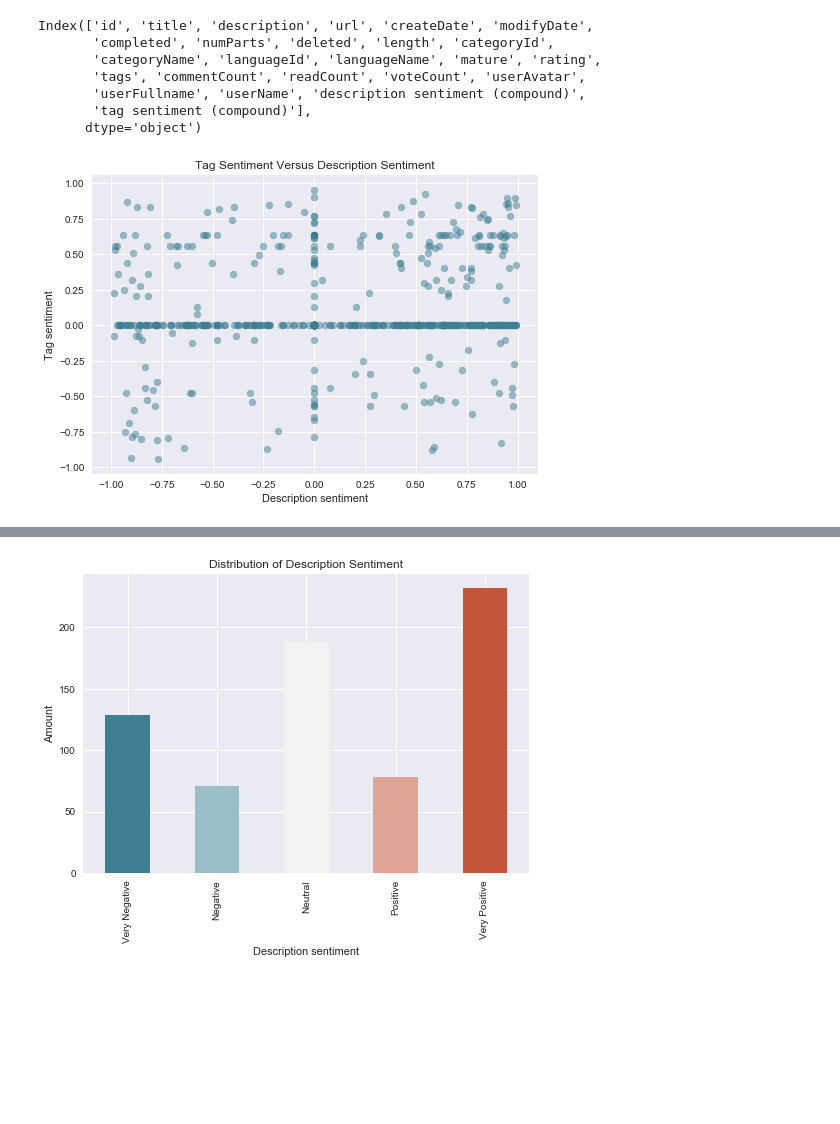
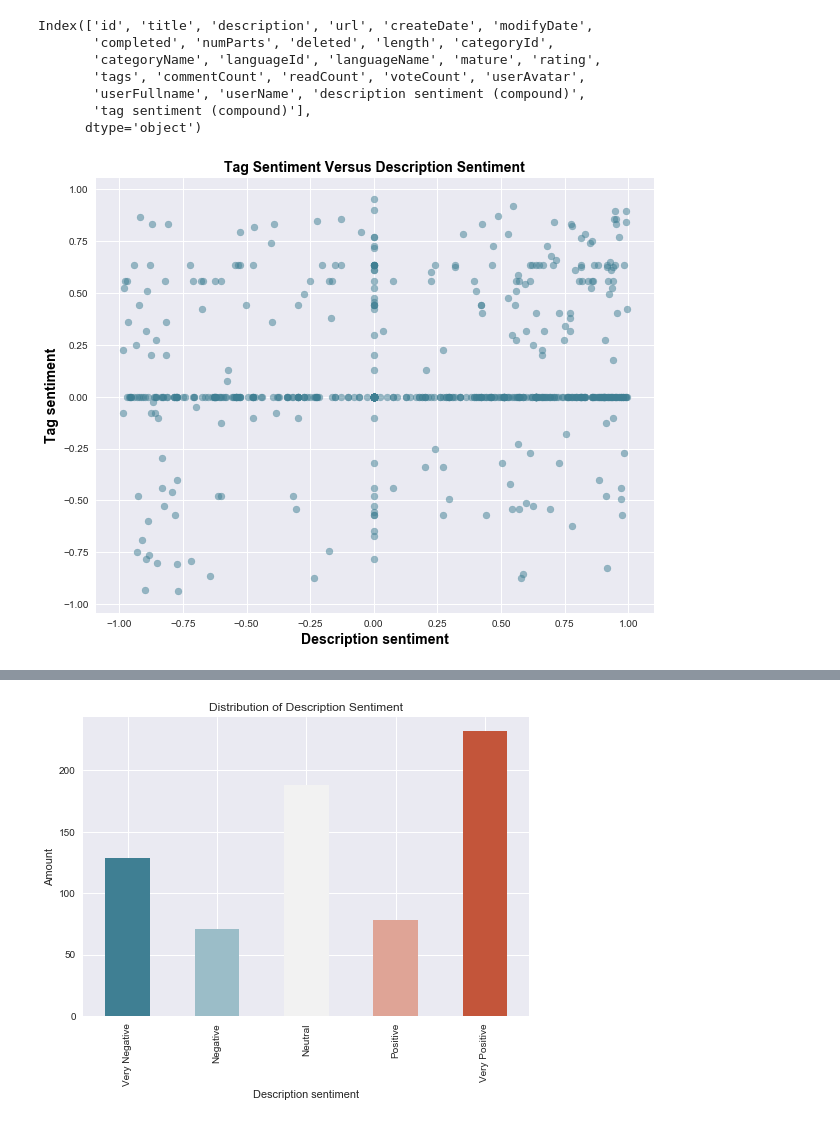
Before and after one commit to rupalimayekar/ProjectWattpad, a Jupyter notebook: sentimentanalysis.ipynb, the cells around one changed output, grey strips where cells are left out. Drawn from its saved outputs; the diff is of its cells as text; code cells hidden in the pictures; blank space fills up the shorter version.

Commit message:
updating figures

```diff
--- a/sentimentanalysis.ipynb
+++ b/sentimentanalysis.ipynb
@@ -10,6 +10,12 @@ import seaborn
 # %%
 #read in data
 df=pd.read_csv('data/stories_for_viz.csv')
+# %%
+font={'family': 'arial',
+        'color':  'black',
+        'weight': 'bold',
+        'size': 14,
+        }
 # %%
 desc_sent_arr=[]
 tags_sent_arr=[]
@@ -33,14 +39,16 @@ Index(['id', 'title', 'description', 'url', 'createDate', 'modifyDate',
        'tag sentiment (compound)'],
       dtype='object')
 # %%
-plt.scatter(x=df['description sentiment (compound)'], y=df['tag sentiment (compound)'],alpha=.5,color=seaborn.diverging_palette(220, 20, n=1))
-plt.xlabel('Description sentiment')
-plt.ylabel('Tag sentiment')
-plt.title('Tag Sentiment Versus Description Sentiment')
+plt.figure(figsize=(10,8))
+plt.scatter(x=df['description sentiment (compound)'], y=df['tag sentiment (compound)'],alpha=.5,\
+            color=seaborn.diverging_palette(220, 20, n=1), )
+plt.xlabel('Description sentiment',fontdict=font)
+plt.ylabel('Tag sentiment',fontdict=font)
+plt.title('Tag Sentiment Versus Description Sentiment',fontdict=font)
 plt.savefig('images/tag_sent_v_desc_sent.png')
 plt.show()
 # %% [output]
-[figure, old version]
+[figure, new version]
 # %%
 bins=[-1,-.5,-.01,0.1,.5,1]
 group_names = ['Very Negative', 'Negative','Neutral', 'Positive', 'Very Positive']
```
Also changed, not shown: parts of 1 cell of this notebook, 8 other files.
